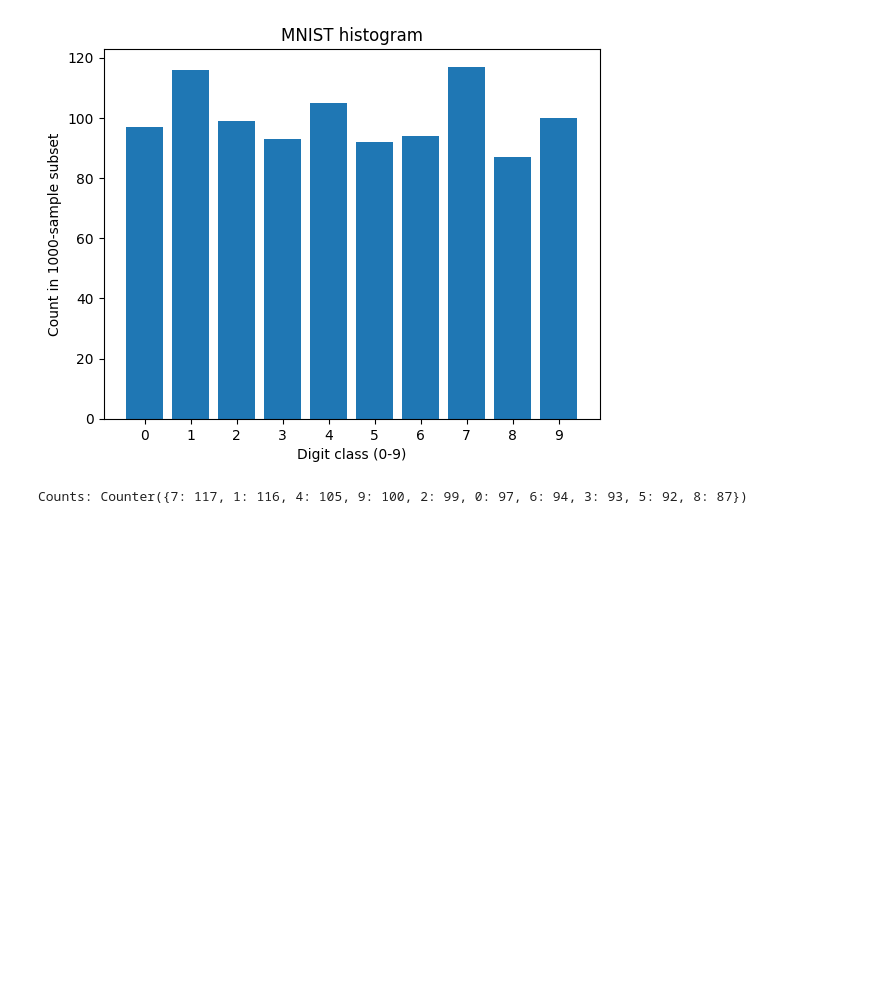
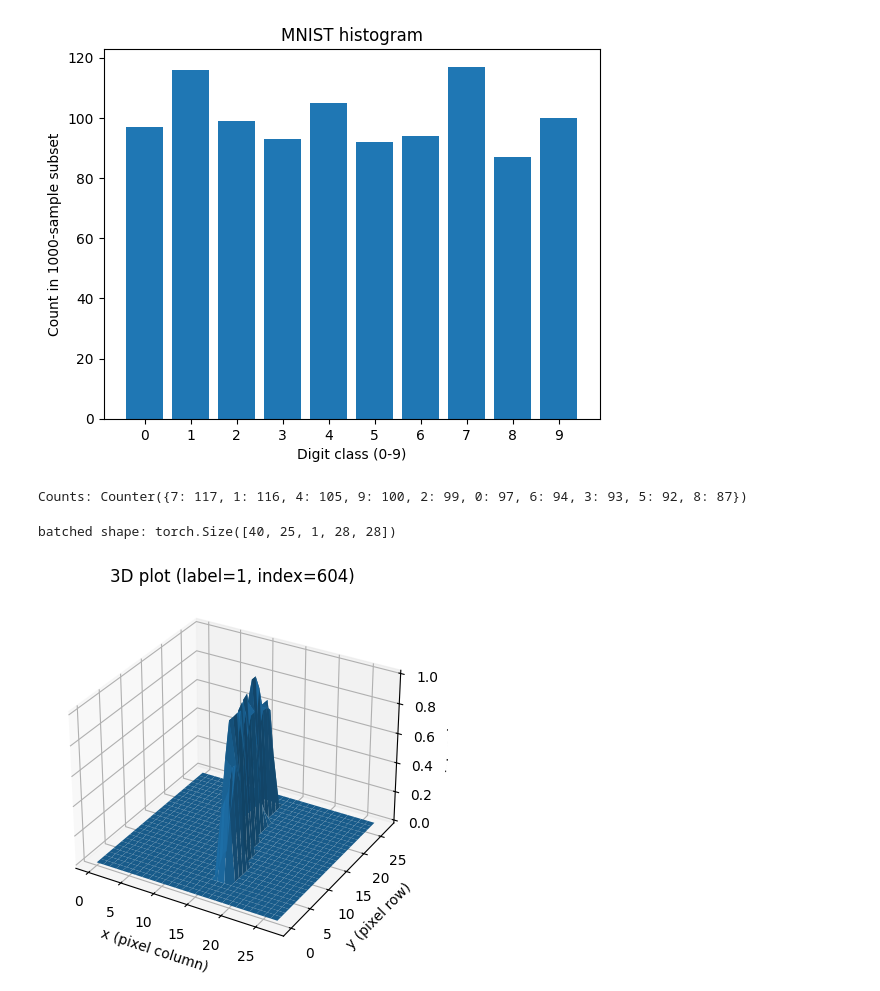
Before and after one commit to ali-farshad/Homework1-ME5920, a Jupyter notebook: 2_1.ipynb, the cells around one changed output. Drawn from its saved outputs; the diff is of its cells as text; code cells hidden in the pictures; blank space fills up the shorter version.

```diff
--- a/2_1.ipynb
+++ b/2_1.ipynb
@@ -49,3 +49,34 @@ print("Counts:", counts)
 # %% [output]
 [figure]
 Counts: Counter({7: 117, 1: 116, 4: 105, 9: 100, 2: 99, 0: 97, 6: 94, 3: 93, 5: 92, 8: 87})
+# %%
+batch_size = 25
+num_batches = subset_size // batch_size
+images_ch = images.unsqueeze(1)
+batches = rearrange(images_ch, '(nb bs) c h w -> nb bs c h w', nb=num_batches, bs=batch_size)
+
+print("batched shape:", batches.shape)
+# %% [output]
+batched shape: torch.Size([40, 25, 1, 28, 28])
+# %%
+from mpl_toolkits.mplot3d import Axes3D
+
+idx = np.random.randint(0, subset_size)
+img = images[idx].numpy()
+lab = labels[idx].item()
+
+x = np.arange(28)
+y = np.arange(28)
+X, Y = np.meshgrid(x, y)
+Z = img
+fig = plt.figure()
+ax = fig.add_subplot(111, projection='3d')
+ax.plot_surface(X, Y, Z)
+
+ax.set_title(f"3D plot (label={lab}, index={idx})")
+ax.set_xlabel("x (pixel column)")
+ax.set_ylabel("y (pixel row)")
+ax.set_zlabel("intensity")
+plt.show()
+# %% [output]
+[figure, added]
```
